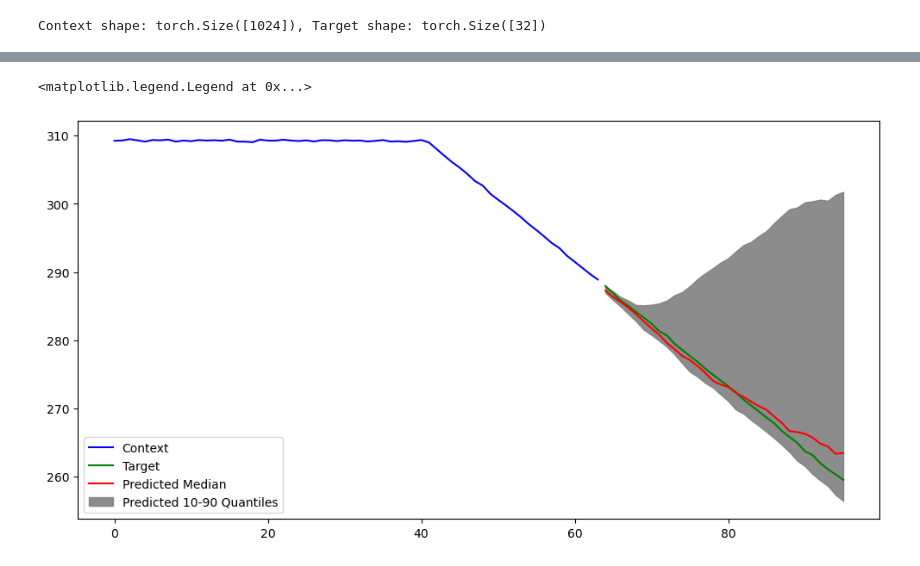
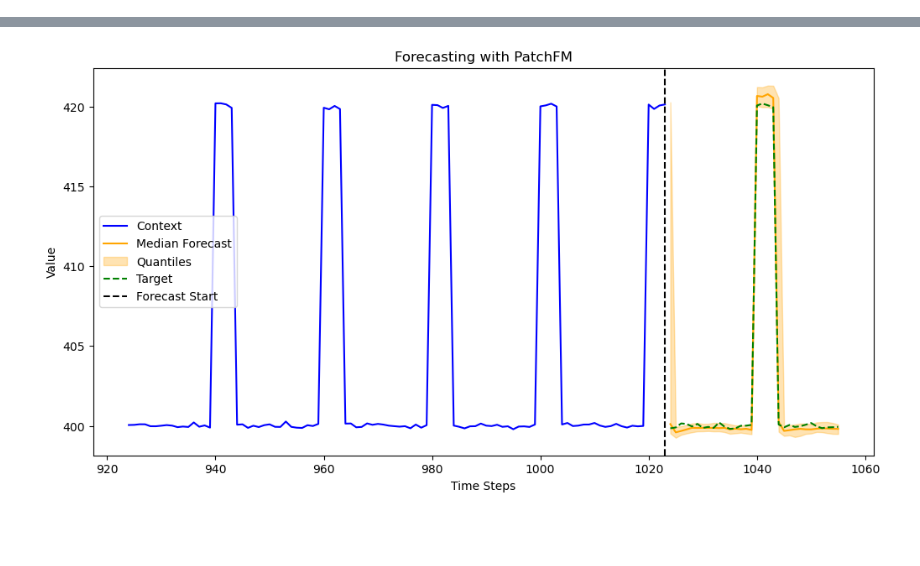
Before and after one commit to vilhess/PatchFM, a Jupyter notebook: notebooks/tutorial.ipynb, the cells around one changed output, grey strips where cells are left out. Drawn from its saved outputs; the diff is of its cells as text; code cells hidden in the pictures; blank space fills up the shorter version.

```diff
--- a/notebooks/tutorial.ipynb
+++ b/notebooks/tutorial.ipynb
@@ -13,17 +13,12 @@ model = Forecaster(PatchFMConfig())
 # %%
 # --- Load an artificial dataset ---
 dataset = torch.load("../data/full.pt") # approx 40sec to load
-# %%
-ctx, tar = dataset[0]
-print(f"Context shape: {ctx.shape}, Target shape: {tar.shape}")
-# %% [output]
-Context shape: torch.Size([1024]), Target shape: torch.Size([32])
 # %%
 idx = random.randint(0, len(dataset))
 context, target = dataset[idx]
 xx = torch.cat([context, target], dim=0)
 
-context_size = 64
+context_size = 1024
 forecast_horizon = 32
 context_plot_limit = 100
 
@@ -34,18 +29,5 @@ print(f"Context shape: {context.shape}, Target shape: {target.shape}")
 
 pred_median, pred_quantiles = model(context, forecast_horizon=forecast_horizon, quantiles=[0.1, 0.5, 0.9])
 
-plt.figure(figsize=(12, 6))
-
-plt.plot(range(len(context.squeeze()))[-context_plot_limit:], context.squeeze().cpu()[-context_plot_limit:], label="Context", color="blue")
-plt.plot(range(len(context.squeeze()), len(context.squeeze()) + len(target)), target.cpu(), label="Target", color="green")
-
-plt.plot(range(len(context.squeeze()), len(context.squeeze()) + len(pred_median.squeeze())), pred_median.squeeze().cpu(), label="Predicted Median", color="red")
-plt.fill_between(
-    range(len(context.squeeze()), len(context.squeeze()) + len(pred_quantiles.squeeze())),
-    pred_quantiles[0, :, 0].cpu(),
-    pred_quantiles[0, :, -1].cpu(),
-    color="grey", alpha=0.9, label="Predicted 10-90 Quantiles"
-)
-
-plt.legend()
+plot_forecast(context, pred_median, pred_quantiles, target_pred=target, context_plot_limit=context_plot_limit)
 # %% [output]
@@ -53,2 +36 @@ Context shape: torch.Size([1, 64]), Target shape: torch.Size([32])
-<matplotlib.legend.Legend at 0x...>
-[figure, old version]
+[figure, new version]
```
Also changed, not shown: parts of 2 cells of this notebook, 2 other files.
